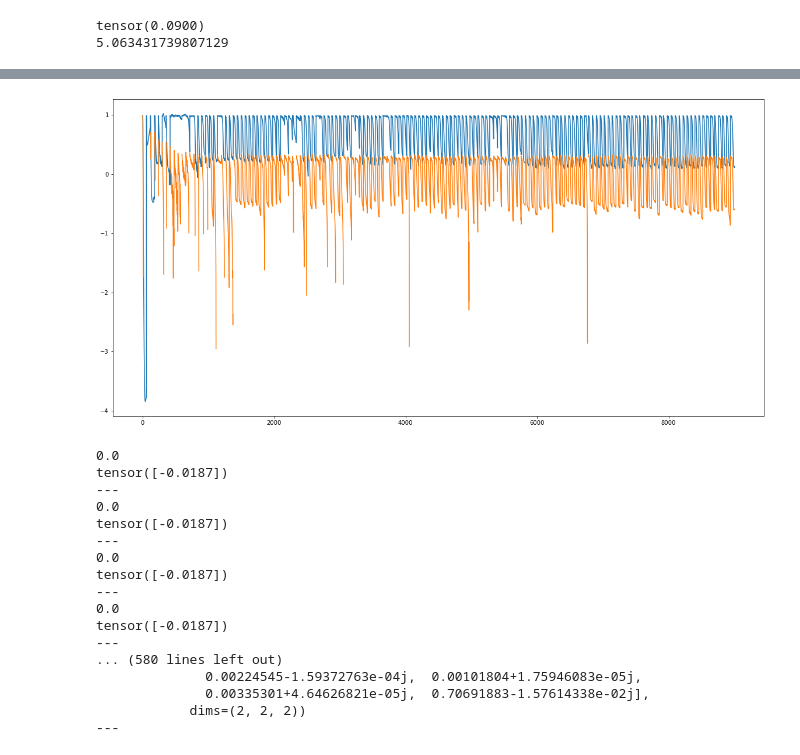
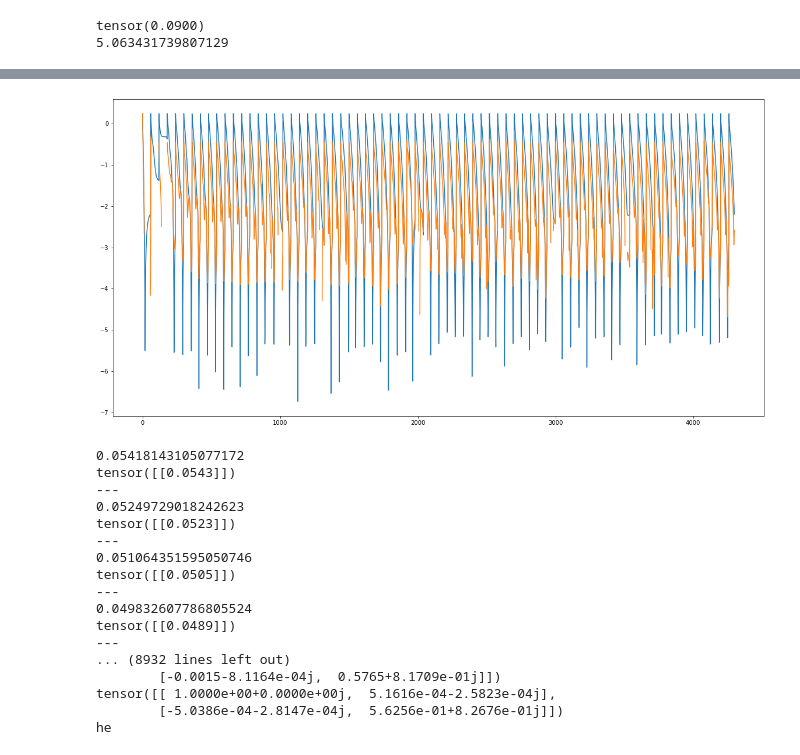
Before and after one commit to jz-lu/symmetry-learning, a Jupyter notebook: KS_learning_v2.ipynb, the cells around one changed output, grey strips where cells are left out. Drawn from its saved outputs; the diff is of its cells as text; code cells hidden in the pictures.

```diff
--- a/KS_learning_v2.ipynb
+++ b/KS_learning_v2.ipynb
@@ -183,7 +208,7 @@ class SymFinder():
     self.data = torch.zeros(30000, 10) #data for training KS_net, 9 + 1 = param + value
     self.data.requires_grad = False
     self.learn_rate = 0.01 #learning rate for training KS_net
-    self.model = KS_net()
+    self.model = CONV3()
     self.batch_size = 50 #batch for SGD
     self.optimizer = torch.optim.Adam(self.model.parameters(), lr = self.learn_rate)
     self.loss_func = nn.MSELoss()
@@ -191,7 +216,7 @@ class SymFinder():
     self.valid_range = 0#how much valid data is in the tensor, dont want to learn 00000
 
     #these are attributes for putting the nn and KS together
-    self.reg_constant = 0.8
+    self.reg_constant = 0.5
     self.KS_threshold = 0.05 #if less than value, declare it as symmetry
     #self.model2 = KS_net()
     #self.model2.load_state_dict(self.model.state_dict())
@@ -211,9 +236,9 @@ class SymFinder():
   def change_basis(self, state1, state2):
     q = QuantumRegister(3)
     qc = QuantumCircuit(q)
-    qc.u(pi/2, 0, 0, q[0])
-    qc.u(pi/2, 0, 0, q[1])
-    qc.u(pi/2, 0, 0, q[2])
+    qc.u(pi/10, 0, 0, q[0])
+    qc.u(0*pi/10, 0, 0, q[1])
+    qc.u(pi/10, 0, 0, q[2])
     return state1.copy().evolve(qc), state2.copy().evolve(qc)
 
   #return the loss from KS test of original vs another state
@@ -226,9 +251,12 @@ class SymFinder():
     Q1 = new_state1.probabilities()
     Q2 = new_state2.probabilities()
     #lets add regularizer from our nn
+    true_loss = KL(P1, P2) +  KL(Q1, Q2)
     v = self.model(param.view(9)).detach_()
+    #addon = 20 * torch.tanh(1/((v-true_loss)**2))
+    addon = -0.8 * v
     #v = 0
-    return [KL(P1, P2) +  KL(Q1, Q2) - self.reg_constant * v, KL(P1, P2) +  KL(Q1, Q2)]
+    return [true_loss + addon, true_loss]
 
 
   def update_KS_net(self):
@@ -289,7 +317,7 @@ class SymFinder():
 
 
   def train(self):
-    for i in range(15):
+    for i in range(10):
       self.symfinding()
       self.update_KS_net()
       print(i)
@@ -313,15 +341,15 @@ class SymFinder():
 
 import numpy as np
 
-finder = SymFinder(0.03, 0.01)
+finder = SymFinder(0.03, 0.1)
 
 start = 0
 
 for i in range(10):
   finder.train()
   plt.figure(figsize=(20, 10))
-  plt.plot(range(len(finder.losses[start:])), np.log10(finder.losses[start:]))
-  plt.plot(range(len(finder.losses[start:])), np.log10(ls1[start:]))
+  plt.plot(range(len(finder.losses[start:])), (finder.losses[start:]))
+  plt.plot(range(len(finder.losses[start:])), (ls1[start:]))
   plt.show()
   plt.plot(range(len(ls2)), np.log10(ls2))
   plt.show()
@@ -424,7 +463,7 @@ plt.show()
 
 for i in range(10):
     #parameters = torch.randint(0, 100, (3, 3)) * 2 * pi /100
-    i = i+10000
+    i = i+100
     parameters = finder.data[i, 0: 9].reshape(3,3)
     #parameters = finder.known_symmetries[i]
     #trained_value = finder.data[i, 9]
@@ -432,51 +471,51 @@ for i in range(10):
     #print(parameters)
     print(finder.calculate_loss(state2, parameters)[1])
     print(finder.model(parameters.view(9)).detach_())
     print("---")
 
 
 
 def matrix(p):
     #p[0,:] = torch.tensor([3.14159, 0,3.1415926])
     u0 = torch.tensor([[torch.cos(p[0,0]/2), -torch.exp(-p[0,2]*1j)*torch.sin(p[0,0]/2)],\
                     [torch.exp(p[0,1]*1j)*torch.sin(p[0,0]/2), torch.exp((p[0,1] + p[0,2])*1j)*torch.cos(p[0,0]/2)]])
     u1 = torch.tensor([[torch.cos(p[1,0]/2), -torch.exp(-p[1,2]*1j)*torch.sin(p[1,0]/2)],\
                     [torch.exp(p[1,1]*1j)*torch.sin(p[1,0]/2), torch.exp((p[1,1] + p[1,2])*1j)*torch.cos(p[1,0]/2)]])
     u2 = torch.tensor([[torch.cos(p[2,0]/2), -torch.exp(-p[2,2]*1j)*torch.sin(p[2,0]/2)],\
                     [torch.exp(p[2,1]*1j)*torch.sin(p[2,0]/2), torch.exp((p[2,1] + p[2,2])*1j)*torch.cos(p[2,0]/2)]])
     return [u0, u1, u2]
 i=0
 for p in finder.known_symmetries:
     parameters = p
     state2 = finder.transform(parameters)
     if finder.calculate_loss(state2, parameters)[1] < 0.001:
         print("here is the matrix",i)
         i=i+1
         print(matrix(p)[0])
         print(matrix(p)[1])
         print(matrix(p)[2])
         print("here is the statevector")
         print(finder.transform(p))
         print("---")
 # %% [output]
-[figure, old version]
+[figure, new version]
-0.0
-tensor([-0.0187])
+0.05418143105077172
+tensor([[0.0543]])
 ---
-0.0
-tensor([-0.0187])
+0.05249729018242623
+tensor([[0.0523]])
 ---
-0.0
-tensor([-0.0187])
+0.051064351595050746
+tensor([[0.0505]])
 ---
-0.0
-tensor([-0.0187])
+0.049832607786805524
+tensor([[0.0489]])
 ---
-... (580 lines left out)
-              0.00224545-1.59372763e-04j,  0.00101804+1.75946083e-05j,
-              0.00335301+4.64626821e-05j,  0.70691883-1.57614338e-02j],
-            dims=(2, 2, 2))
----
+... (8932 lines left out)
+        [-0.0015-8.1164e-04j,  0.5765+8.1709e-01j]])
+tensor([[ 1.0000e+00+0.0000e+00j,  5.1616e-04-2.5823e-04j],
+        [-5.0386e-04-2.8147e-04j,  5.6256e-01+8.2676e-01j]])
+he
 # %%
 p = finder.known_symmetries[5]
 print(matrix(p)[0][1,0] * matrix(p)[1][1,0] * matrix(p)[2][1,0])
```
Also changed, not shown: parts of 5 cells of this notebook, 4 other files.
